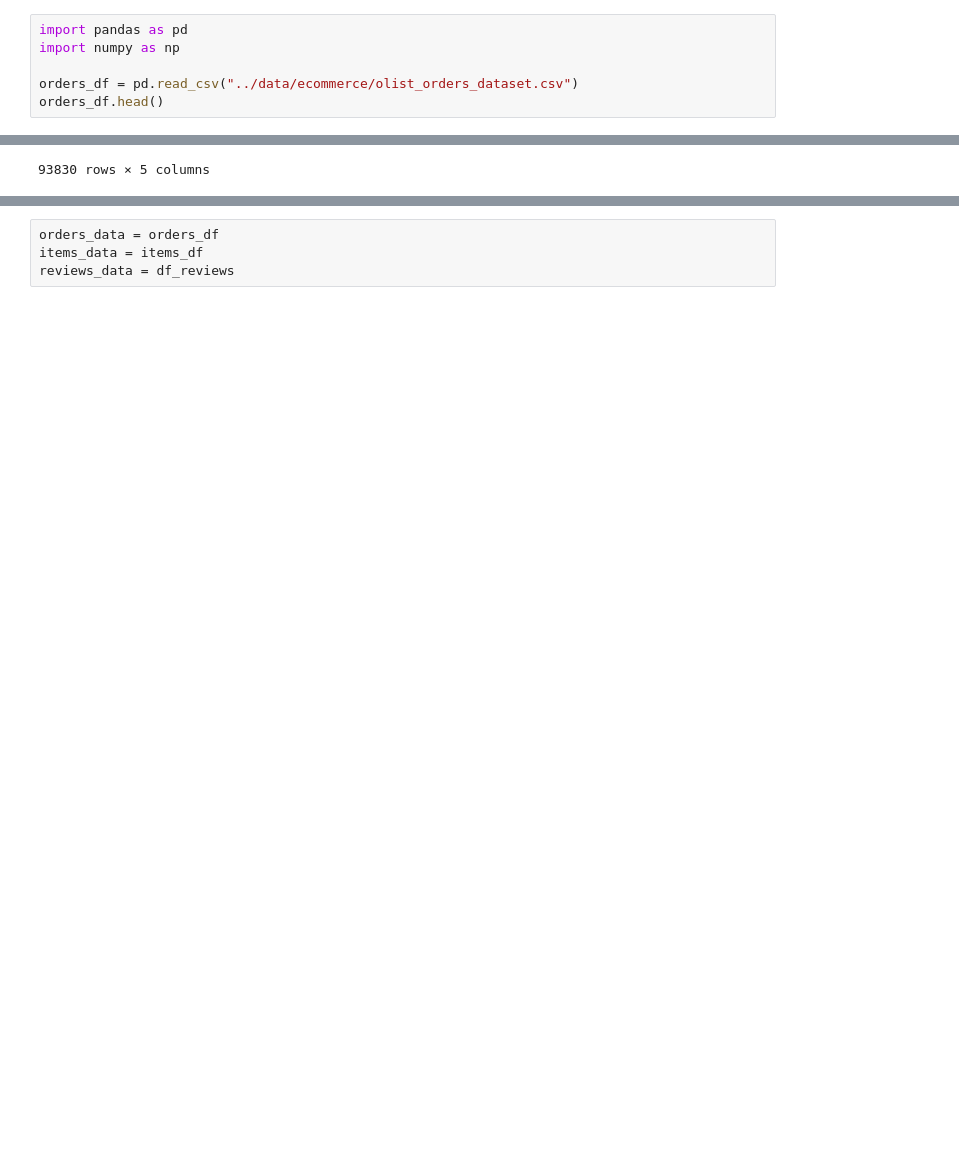
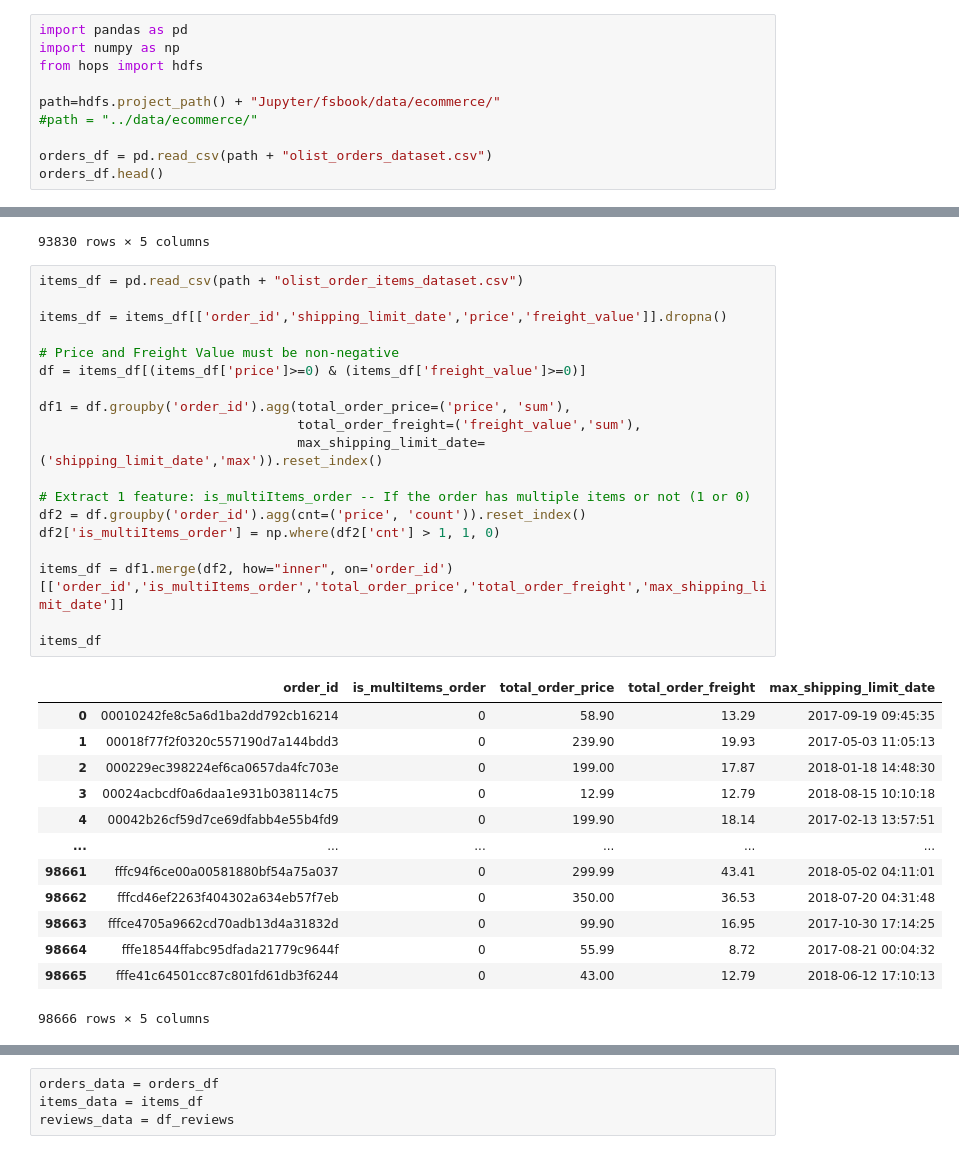
Before and after one commit to jimdowling/fsbook, a Jupyter notebook: notebooks/order-review-score-prediction.ipynb, the cells around one changed output, grey strips where cells are left out. Cells and saved outputs as stored; diff of their text form; blank space fills up the shorter version.

```diff
--- a/notebooks/order-review-score-prediction.ipynb
+++ b/notebooks/order-review-score-prediction.ipynb
@@ -1,8 +1,12 @@
 # %%
 import pandas as pd
 import numpy as np
+from hops import hdfs
 
-orders_df = pd.read_csv("../data/ecommerce/olist_orders_dataset.csv")
+path=hdfs.project_path() + "Jupyter/fsbook/data/ecommerce/"
+#path = "../data/ecommerce/"
+
+orders_df = pd.read_csv(path + "olist_orders_dataset.csv")
 orders_df.head()
 # %% [output]
 |  | order_id | customer_id | order_status | order_purchase_timestamp | order_approved_at | order_delivered_carrier_date | ... |
@@ -60,5 +64,38 @@ orders_df
 | 99439 | 11c177c8e97725db2631073c19f07b62 | 17 | 0 | 3 | 2018-01-12 15:35:03 |
 | 99440 | 66dea50a8b16d9b4dee7af250b4be1a5 | 7 | 0 | 3 | 2018-03-09 22:11:59 |
 93830 rows × 5 columns
+# %%
+items_df = pd.read_csv(path + "olist_order_items_dataset.csv")
+
+items_df = items_df[['order_id','shipping_limit_date','price','freight_value']].dropna()
+
+# Price and Freight Value must be non-negative
+df = items_df[(items_df['price']>=0) & (items_df['freight_value']>=0)]
+
+df1 = df.groupby('order_id').agg(total_order_price=('price', 'sum'),
+                                 total_order_freight=('freight_value','sum'),
+                                 max_shipping_limit_date=('shipping_limit_date','max')).reset_index()
+
+# Extract 1 feature: is_multiItems_order -- If the order has multiple items or not (1 or 0)
+df2 = df.groupby('order_id').agg(cnt=('price', 'count')).reset_index()
+df2['is_multiItems_order'] = np.where(df2['cnt'] > 1, 1, 0)
+
+items_df = df1.merge(df2, how="inner", on='order_id')[['order_id','is_multiItems_order','total_order_price','total_order_freight','max_shipping_limit_date']]
+
+items_df
+# %% [output]
+|  | order_id | is_multiItems_order | total_order_price | total_order_freight | max_shipping_limit_date |
+| 0 | 00010242fe8c5a6d1ba2dd792cb16214 | 0 | 58.90 | 13.29 | 2017-09-19 09:45:35 |
+| 1 | 00018f77f2f0320c557190d7a144bdd3 | 0 | 239.90 | 19.93 | 2017-05-03 11:05:13 |
+| 2 | 000229ec398224ef6ca0657da4fc703e | 0 | 199.00 | 17.87 | 2018-01-18 14:48:30 |
+| 3 | 00024acbcdf0a6daa1e931b038114c75 | 0 | 12.99 | 12.79 | 2018-08-15 10:10:18 |
+| 4 | 00042b26cf59d7ce69dfabb4e55b4fd9 | 0 | 199.90 | 18.14 | 2017-02-13 13:57:51 |
+| ... | ... | ... | ... | ... | ... |
+| 98661 | fffc94f6ce00a00581880bf54a75a037 | 0 | 299.99 | 43.41 | 2018-05-02 04:11:01 |
+| 98662 | fffcd46ef2263f404302a634eb57f7eb | 0 | 350.00 | 36.53 | 2018-07-20 04:31:48 |
+| 98663 | fffce4705a9662cd70adb13d4a31832d | 0 | 99.90 | 16.95 | 2017-10-30 17:14:25 |
+| 98664 | fffe18544ffabc95dfada21779c9644f | 0 | 55.99 | 8.72 | 2017-08-21 00:04:32 |
+| 98665 | fffe41c64501cc87c801fd61db3f6244 | 0 | 43.00 | 12.79 | 2018-06-12 17:10:13 |
+98666 rows × 5 columns
 # %%
 # Load the reviews table from csv file
```
Also changed, not shown: parts of 21 cells of this notebook.
